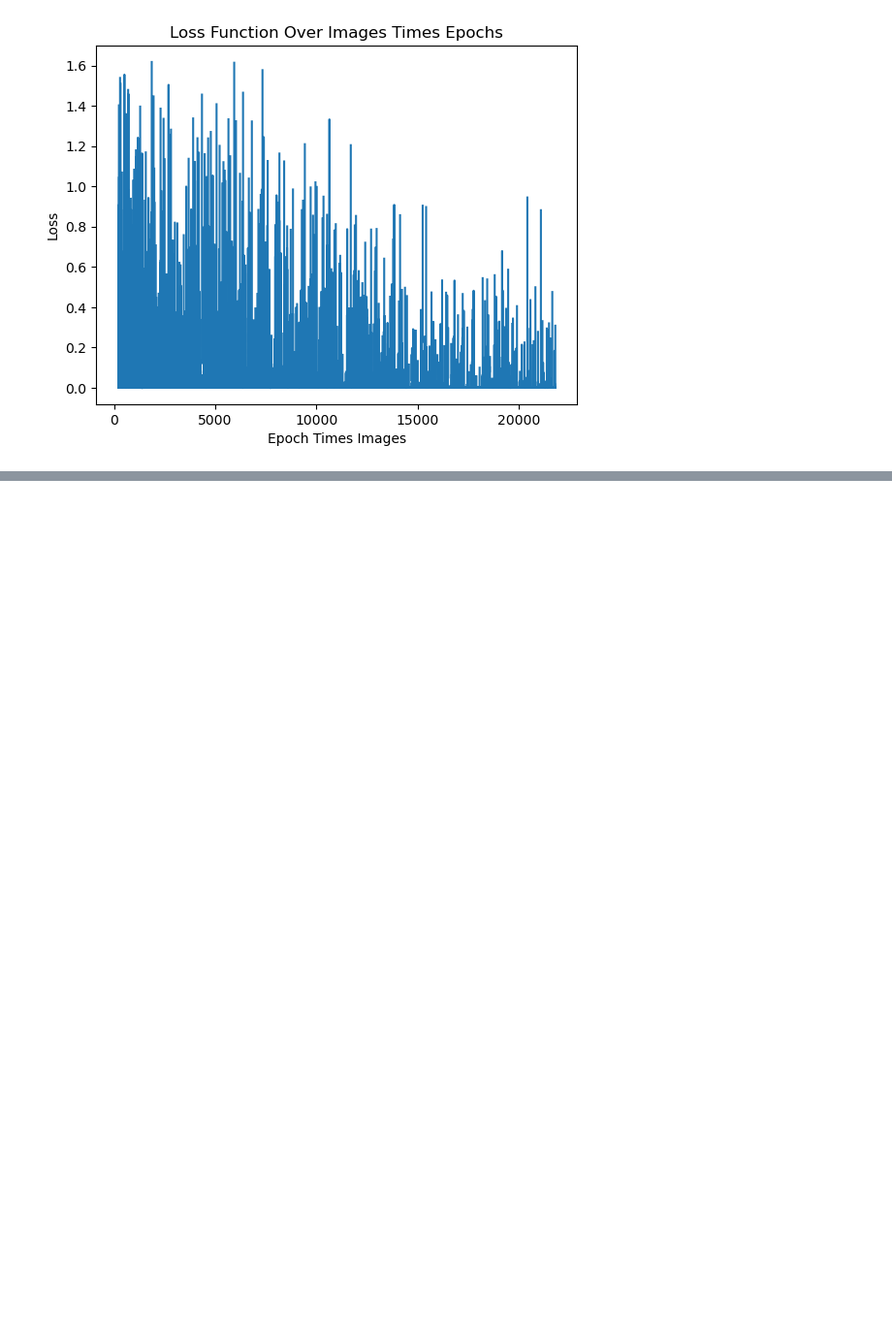
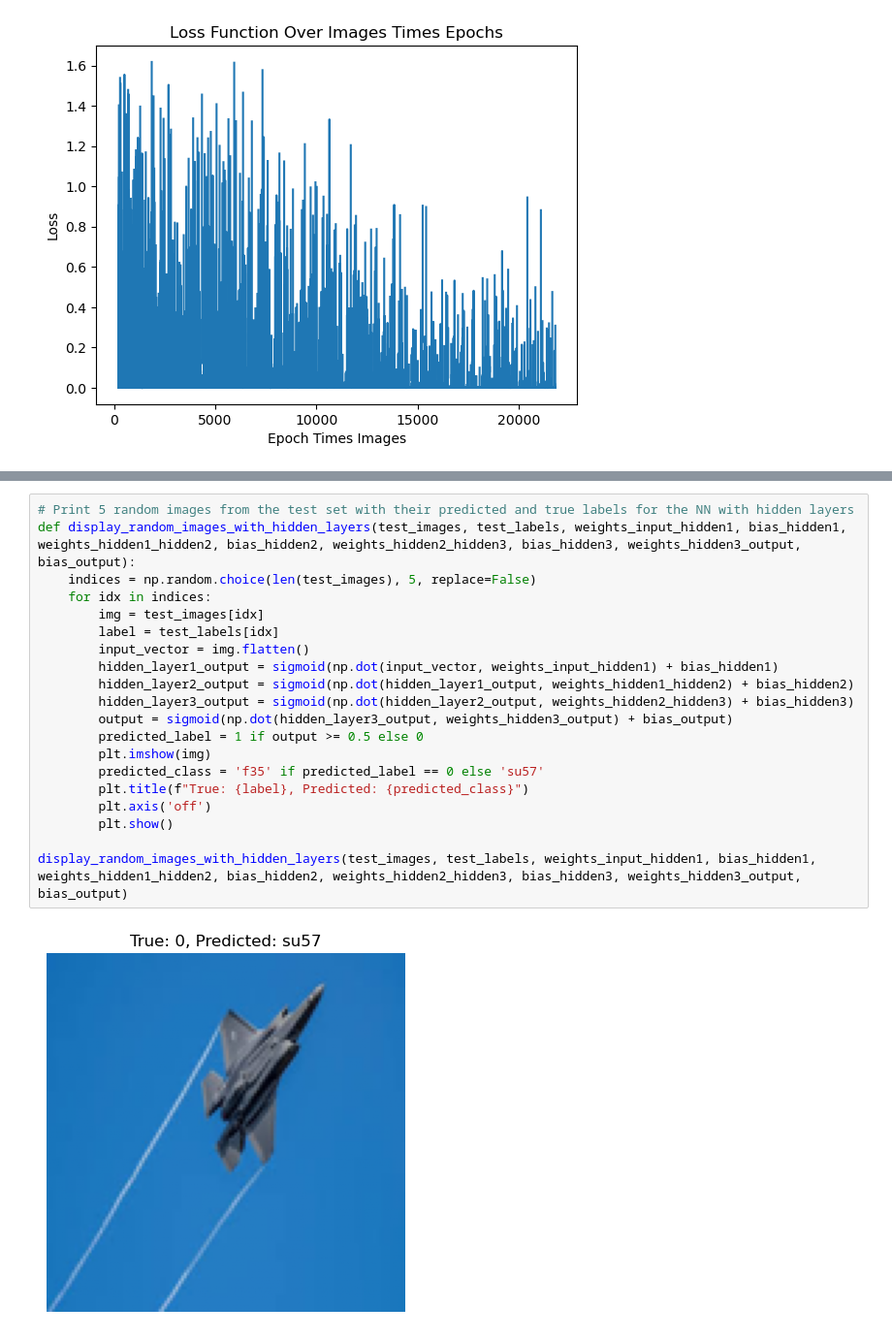
Before and after one commit to edwphysics/advanced_lab, a Jupyter notebook: topic5_NN/basics_NN.ipynb, the cells around one changed output, grey strips where cells are left out. Shown at 97% size. Saved outputs shown, nothing was run; the diff lists cells and outputs as text; blank space fills up the shorter version.

```diff
--- a/topic5_NN/basics_NN.ipynb
+++ b/topic5_NN/basics_NN.ipynb
@@ -179,0 +311,22 @@ plot_loss(loss_history)
+# %%
+# Print 5 random images from the test set with their predicted and true labels for the NN with hidden layers
+def display_random_images_with_hidden_layers(test_images, test_labels, weights_input_hidden1, bias_hidden1, weights_hidden1_hidden2, bias_hidden2, weights_hidden2_hidden3, bias_hidden3, weights_hidden3_output, bias_output):
+    indices = np.random.choice(len(test_images), 5, replace=False)
+    for idx in indices:
+        img = test_images[idx]
+        label = test_labels[idx]
+        input_vector = img.flatten()
+        hidden_layer1_output = sigmoid(np.dot(input_vector, weights_input_hidden1) + bias_hidden1)
+        hidden_layer2_output = sigmoid(np.dot(hidden_layer1_output, weights_hidden1_hidden2) + bias_hidden2)
+        hidden_layer3_output = sigmoid(np.dot(hidden_layer2_output, weights_hidden2_hidden3) + bias_hidden3)
+        output = sigmoid(np.dot(hidden_layer3_output, weights_hidden3_output) + bias_output)
+        predicted_label = 1 if output >= 0.5 else 0
+        plt.imshow(img)
+        predicted_class = 'f35' if predicted_label == 0 else 'su57'
+        plt.title(f"True: {label}, Predicted: {predicted_class}")
+        plt.axis('off')
+        plt.show()
+
+display_random_images_with_hidden_layers(test_images, test_labels, weights_input_hidden1, bias_hidden1, weights_hidden1_hidden2, bias_hidden2, weights_hidden2_hidden3, bias_hidden3, weights_hidden3_output, bias_output)
+# %% [output]
+[figure, added]
```
Also changed, not shown: parts of 8 cells of this notebook, 1 other file.
